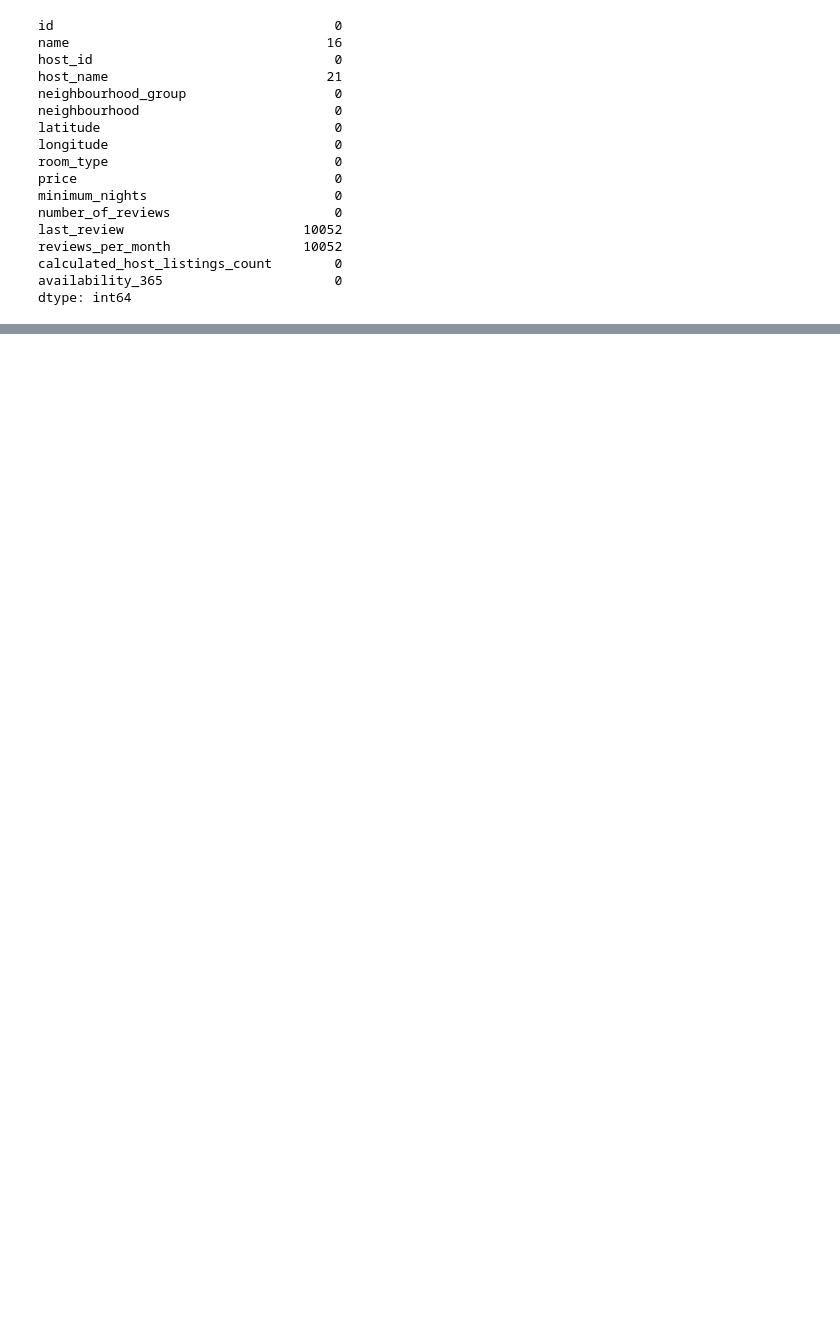
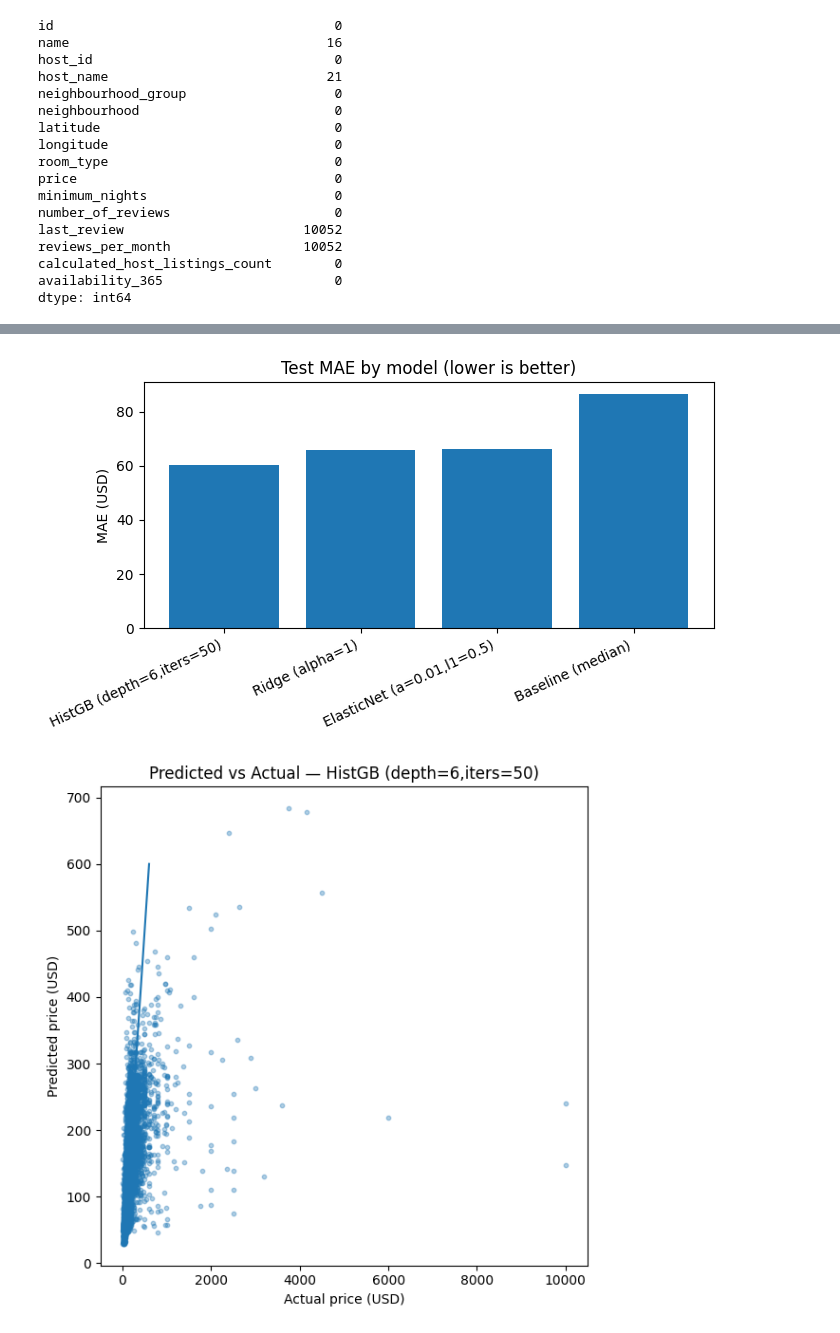
Before and after one commit to keerthana-25/newyork-airbnb-pricing, a Jupyter notebook: notebooks/ny_airbnb_pricing_model.ipynb, the cells around one changed output, grey strips where cells are left out. Cells and saved outputs as stored; diff of their text form; code cells hidden in the pictures; blank space fills up the shorter version.

```diff
--- a/notebooks/ny_airbnb_pricing_model.ipynb
+++ b/notebooks/ny_airbnb_pricing_model.ipynb
@@ -271,0 +79,20 @@ plt.show()
+# %%
+from sklearn.model_selection import train_test_split
+
+X_train, X_test, y_train, y_test = train_test_split(
+    X, y, test_size=0.2, random_state=42, stratify=X["neighbourhood_group"]
+)
+# %%
+from sklearn.preprocessing import OneHotEncoder, StandardScaler
+from sklearn.impute import SimpleImputer
+from sklearn.pipeline import Pipeline
+from sklearn.compose import ColumnTransformer
+
+num_cols = ["latitude","longitude","minimum_nights","number_of_reviews",
+            "reviews_per_month","calculated_host_listings_count","availability_365"]
+cat_cols = ["neighbourhood_group","room_type"]
+
+preprocess = ColumnTransformer([
+    ("num", Pipeline([("imp", SimpleImputer(strategy="median")), ("scaler", StandardScaler())]), num_cols),
+    ("cat", Pipeline([("imp", SimpleImputer(strategy="most_frequent")), ("oh", OneHotEncoder(handle_unknown="ignore"))]), cat_cols)
+])
@@ -271,0 +137,42 @@ plt.show()
+# %%
+# Visualizations for model performance
+# Bar plot for MAE by model
+plt.figure(figsize=(7,4))
+plt.bar(res_df["model"], res_df["MAE"])
+plt.title("Test MAE by model (lower is better)"); plt.ylabel("MAE (USD)")
+plt.xticks(rotation=25, ha="right"); plt.tight_layout(); plt.show()
+
+best = res_df.iloc[0]["model"]
+y_true, y_pred = preds[best]
+
+# Scatter plot of predicted vs actual prices
+plt.figure(figsize=(6,6))
+plt.scatter(y_true, y_pred, s=10, alpha=0.35)
+low, high = np.percentile(np.r_[y_true, y_pred], [1,99])
+plt.plot([low, high], [low, high])
+plt.xlabel("Actual price (USD)"); plt.ylabel("Predicted price (USD)")
+plt.title(f"Predicted vs Actual — {best}"); plt.tight_layout(); plt.show()
+
+# Histogram of residuals
+plt.figure(figsize=(7,4))
+plt.hist(y_true - y_pred, bins=40)
+plt.title(f"Residuals — {best}"); plt.xlabel("Residual (USD)"); plt.ylabel("Count")
+plt.tight_layout(); plt.show()
+
+# MAE by borough
+BOROUGH_COL = "neighbourhood_group"
+borough = X_test[BOROUGH_COL].to_numpy()
+abs_err = np.abs(y_true - y_pred)
+
+df = pd.DataFrame({"borough": borough, "abs_err": abs_err})
+per_borough_mae = df.groupby("borough")["abs_err"].mean().sort_values(ascending=False)
+plt.figure(figsize=(8, 4.5))
+per_borough_mae.sort_values(ascending=True).plot(kind="barh")
+plt.xlabel("MAE")
+plt.ylabel("Borough")
+plt.title(f"{best} — MAE by Borough")
+plt.tight_layout()
+plt.show()
+# %% [output]
+[figure, added]
+[figure, added]
```
Also changed, not shown: parts of 16 cells of this notebook, 1 other file.
